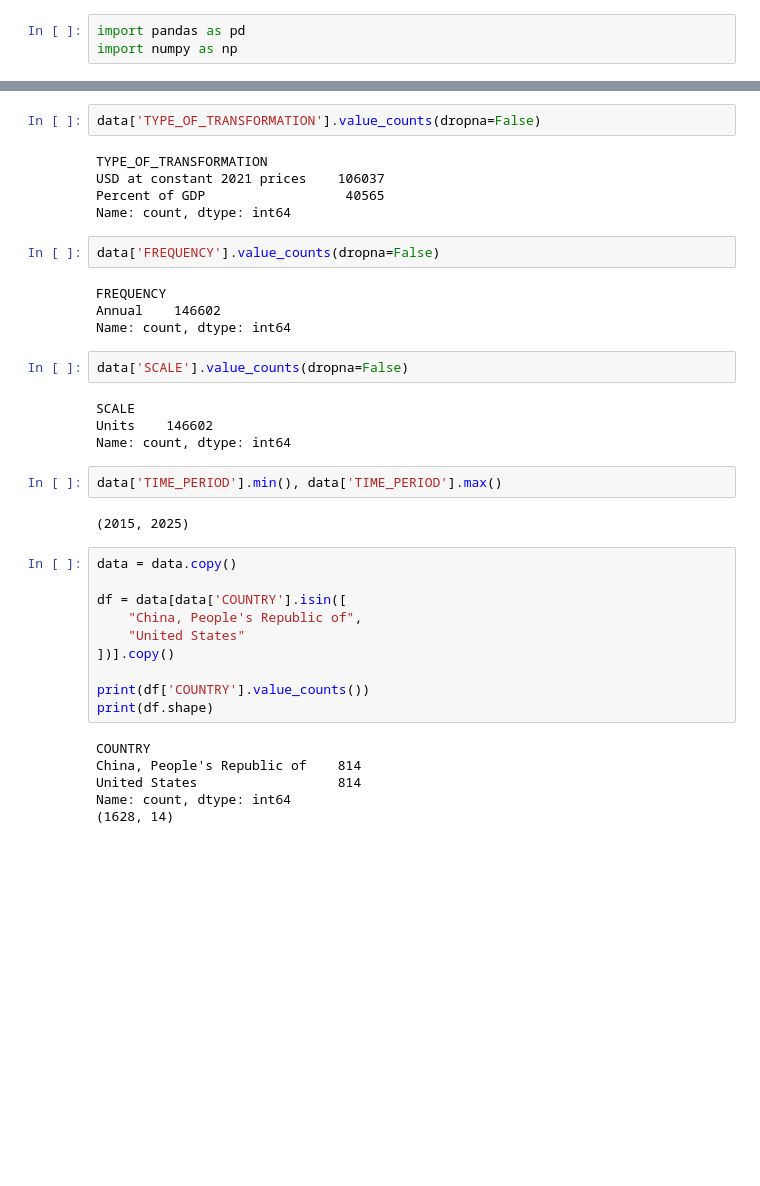
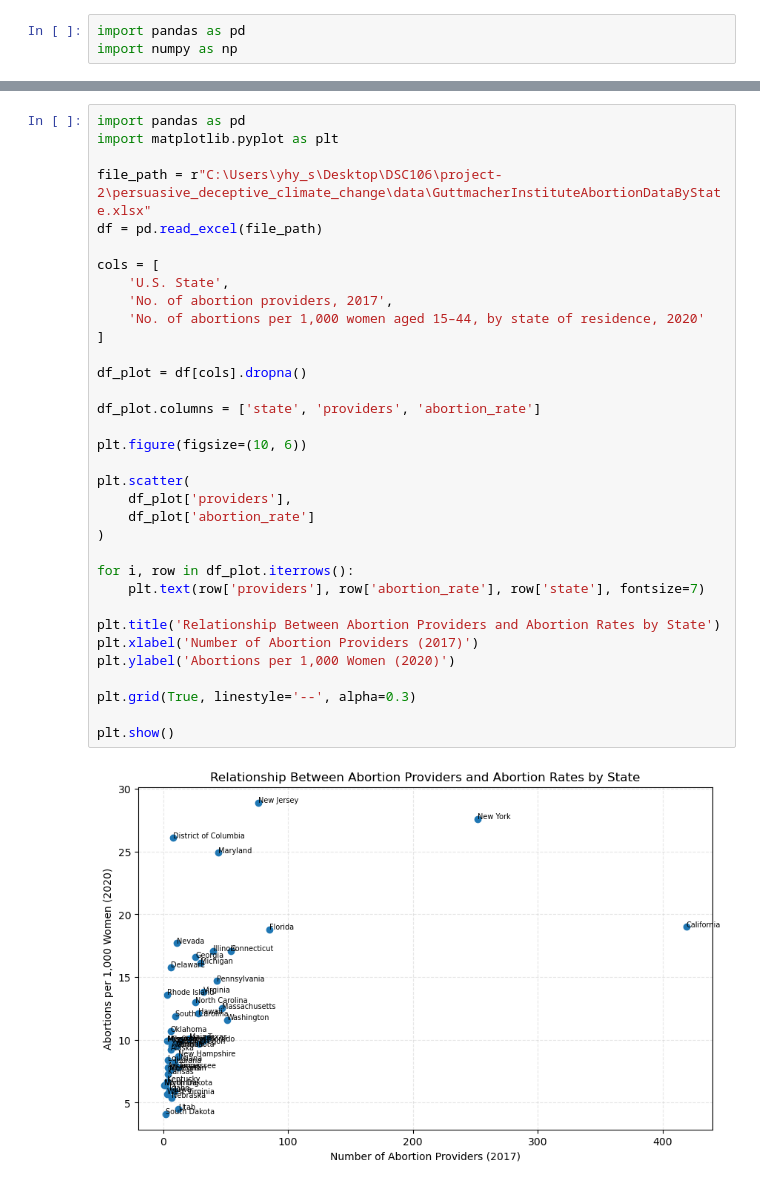
Before and after one commit to huiyuyie/persuasive_deceptive, a Jupyter notebook: notebooks/Huiyu_Explore.ipynb, the cells around one changed output, grey strips where cells are left out. Saved outputs shown, nothing was run; the diff lists cells and outputs as text; blank space fills up the shorter version.

```diff
--- a/notebooks/Huiyu_Explore.ipynb
+++ b/notebooks/Huiyu_Explore.ipynb
@@ -98,39 +46,36 @@ Name: count, dtype: int64
-# %%
-data['TYPE_OF_TRANSFORMATION'].value_counts(dropna=False)
-# %% [output]
-TYPE_OF_TRANSFORMATION
-USD at constant 2021 prices    106037
-Percent of GDP                  40565
-Name: count, dtype: int64
-# %%
-data['FREQUENCY'].value_counts(dropna=False)
-# %% [output]
-FREQUENCY
-Annual    146602
-Name: count, dtype: int64
-# %%
-data['SCALE'].value_counts(dropna=False)
-# %% [output]
-SCALE
-Units    146602
-Name: count, dtype: int64
-# %%
-data['TIME_PERIOD'].min(), data['TIME_PERIOD'].max()
-# %% [output]
-(2015, 2025)
-# %%
-data = data.copy()
-
-df = data[data['COUNTRY'].isin([
-    "China, People's Republic of",
-    "United States"
-])].copy()
-
-print(df['COUNTRY'].value_counts())
-print(df.shape)
-# %% [output]
-COUNTRY
-China, People's Republic of    814
-United States                  814
-Name: count, dtype: int64
-(1628, 14)
+# %%
+import pandas as pd
+import matplotlib.pyplot as plt
+
+file_path = r"C:\Users\yhy_s\Desktop\DSC106\project-2\persuasive_deceptive_climate_change\data\GuttmacherInstituteAbortionDataByState.xlsx"
+df = pd.read_excel(file_path)
+
+cols = [
+    'U.S. State',
+    'No. of abortion providers, 2017',
+    'No. of abortions per 1,000 women aged 15–44, by state of residence, 2020'
+]
+
+df_plot = df[cols].dropna()
+
+df_plot.columns = ['state', 'providers', 'abortion_rate']
+
+plt.figure(figsize=(10, 6))
+
+plt.scatter(
+    df_plot['providers'],
+    df_plot['abortion_rate']
+)
+
+for i, row in df_plot.iterrows():
+    plt.text(row['providers'], row['abortion_rate'], row['state'], fontsize=7)
+
+plt.title('Relationship Between Abortion Providers and Abortion Rates by State')
+plt.xlabel('Number of Abortion Providers (2017)')
+plt.ylabel('Abortions per 1,000 Women (2020)')
+
+plt.grid(True, linestyle='--', alpha=0.3)
+
+plt.show()
+# %% [output]
+[figure, added]
```
Also changed, not shown: parts of 16 cells of this notebook, 10 other files.
